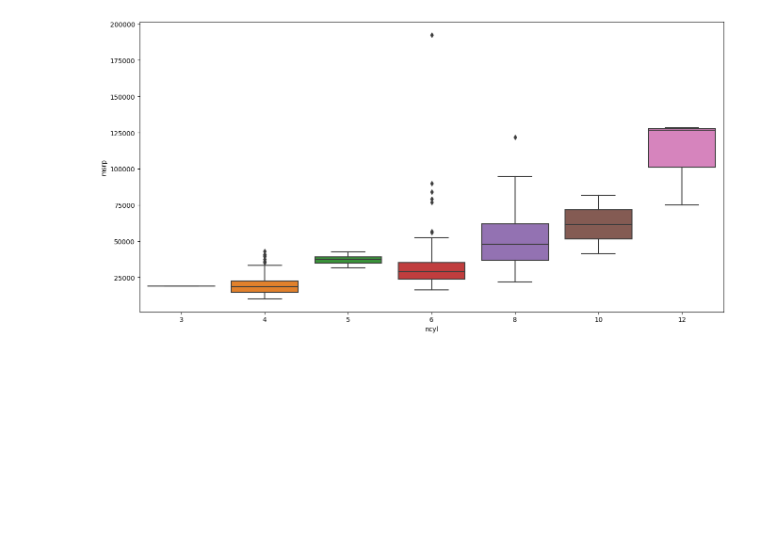
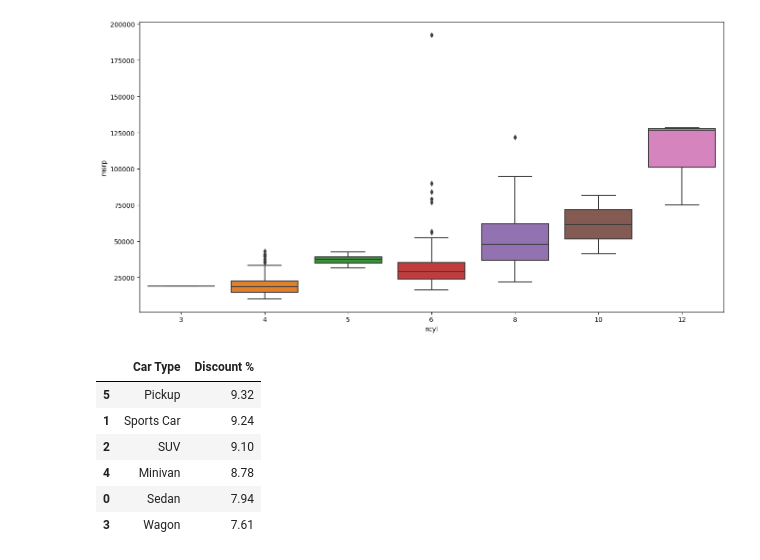
Before and after one commit to Valerii-Poliakov/cars_eda, a Jupyter notebook: cars_eda.ipynb, the cells around one changed output. Cells and saved outputs as stored; diff of their text form; code cells hidden in the pictures; blank space fills up the shorter version.

```diff
--- a/cars_eda.ipynb
+++ b/cars_eda.ipynb
@@ -126,0 +132,22 @@ fig = sns.boxplot(x='ncyl', y='msrp', data=data_plot)
+# %%
+# dealer price discount % per car type
+df = add_sedan(df)
+car_types = [['Sedan', 'sedan'], ['Sports Car', 'sports_car'], ['SUV', 'suv'], ['Wagon', 'wagon'],\
+             ['Minivan', 'minivan'], ['Pickup', 'pickup']]
+
+car_type_data2 = []
+for car_type in car_types:
+    df_price = df.loc[(df[car_type[1]]==True) & (df.msrp>0) & (df.dealer_cost>0)]
+    msrp = df_price.msrp.mean()
+    dealer_cost = df_price.dealer_cost.mean()
+    car_type_data2.append([car_type[0], round((msrp-dealer_cost)/msrp*100, 2)])
+car_types_pd2 = pd.DataFrame(car_type_data2, columns=['Car Type', 'Discount %']).sort_values(by='Discount %', ascending=False)
+car_types_pd2.head(6)
+# %% [output]
+|  | Car Type | Discount % |
+| 5 | Pickup | 9.32 |
+| 1 | Sports Car | 9.24 |
+| 2 | SUV | 9.10 |
+| 4 | Minivan | 8.78 |
+| 0 | Sedan | 7.94 |
+| 3 | Wagon | 7.61 |
```
Also changed, not shown: parts of 8 cells of this notebook.
